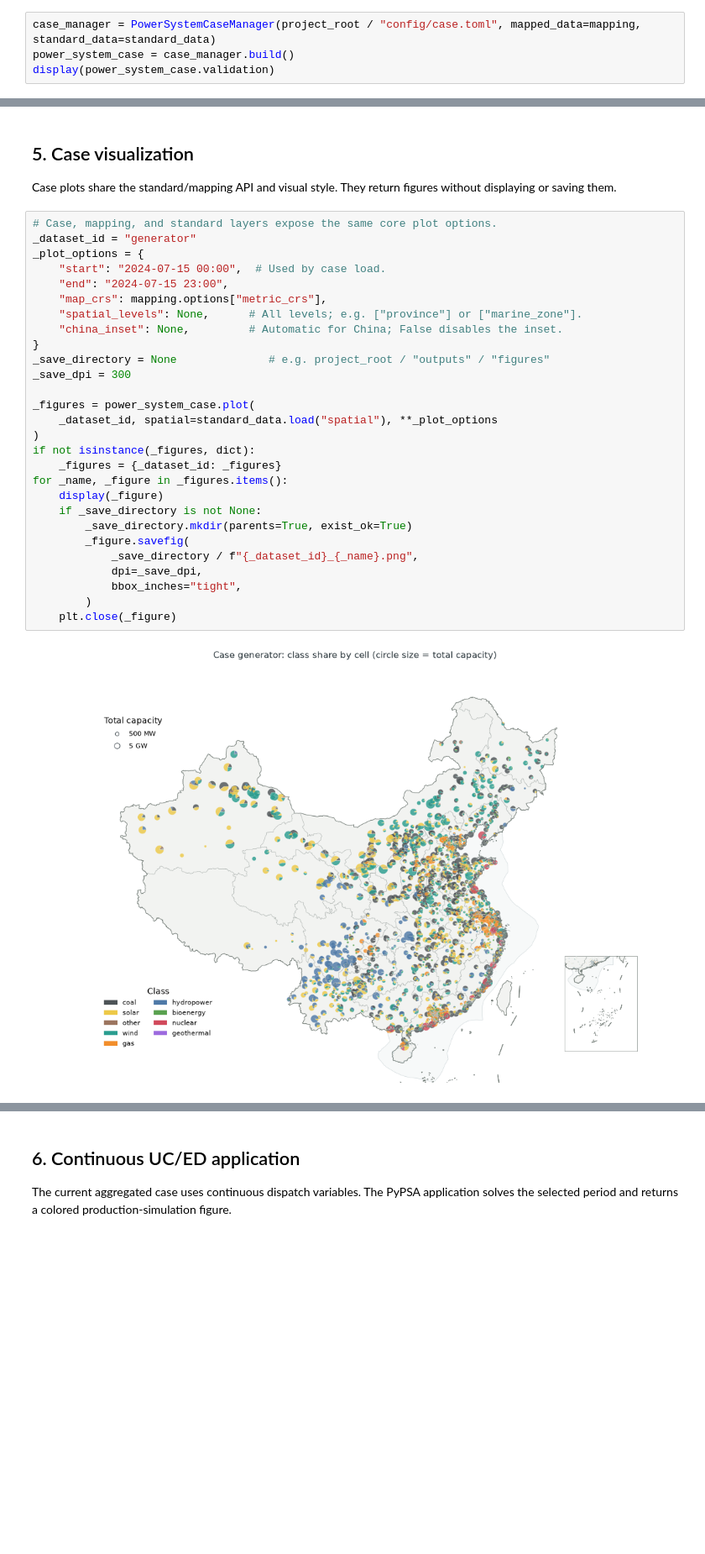
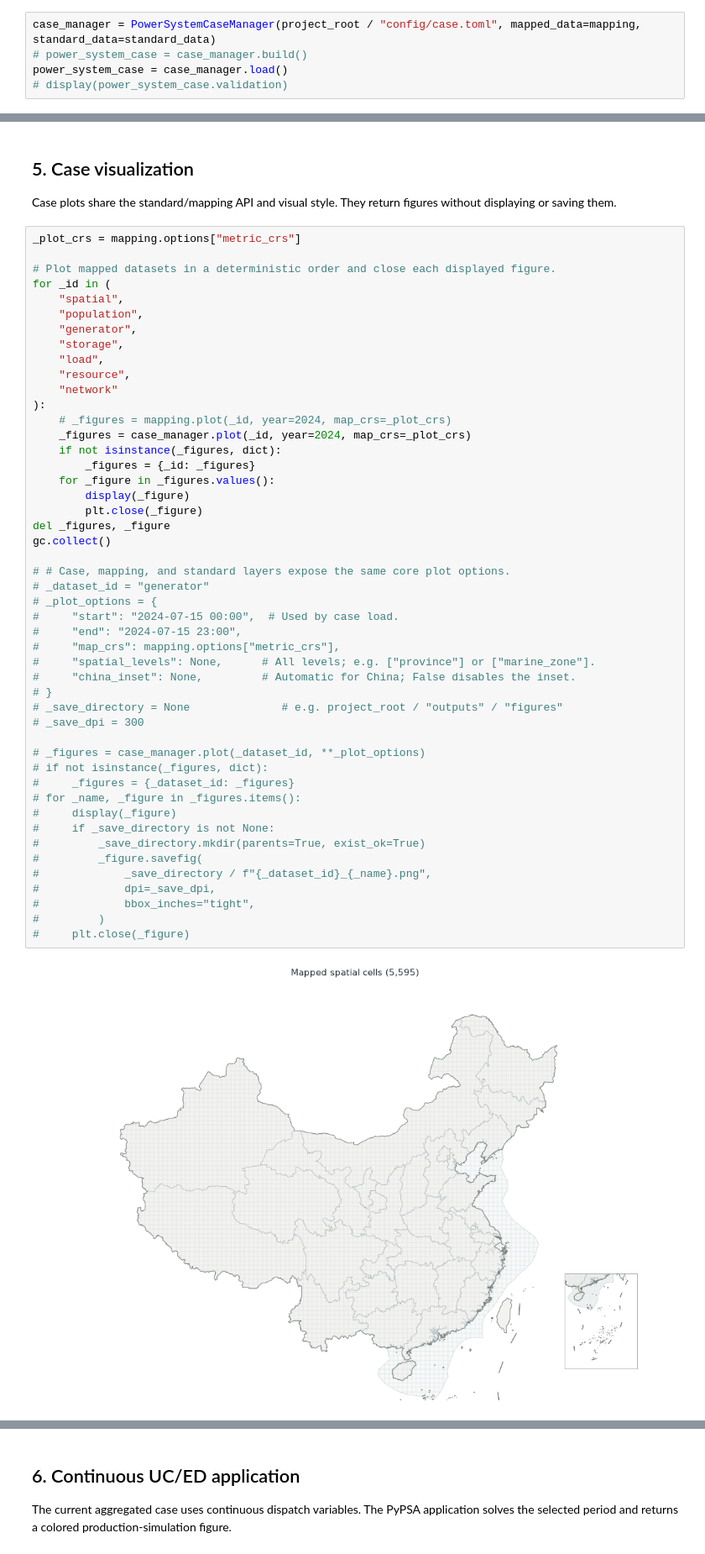
Before and after one commit to yibaoj/GridX, a Jupyter notebook: test_layers.ipynb, the cells around one changed output, grey strips where cells are left out. Shown at 84% size. Saved outputs shown, nothing was run; the diff lists cells and outputs as text; blank space fills up the shorter version.

```diff
--- a/test_layers.ipynb
+++ b/test_layers.ipynb
@@ -104,5 +78,6 @@ gc.collect()
 `PowerSystemCaseManager` filters and reconnects mapped data, resolves parameters, aggregates assets, aligns time series, and returns one backend-neutral `PowerSystemCase`. PyPSA conversion is an optional final adapter.
 # %%
 case_manager = PowerSystemCaseManager(project_root / "config/case.toml", mapped_data=mapping, standard_data=standard_data)
-power_system_case = case_manager.build()
-display(power_system_case.validation)
+# power_system_case = case_manager.build()
+power_system_case = case_manager.load()
+# display(power_system_case.validation)
@@ -149,32 +88,52 @@ dir(power_system_case)
 
 Case plots share the standard/mapping API and visual style. They return figures without displaying or saving them.
 # %%
-# Case, mapping, and standard layers expose the same core plot options.
-_dataset_id = "generator"
-_plot_options = {
-    "start": "2024-07-15 00:00",  # Used by case load.
-    "end": "2024-07-15 23:00",
-    "map_crs": mapping.options["metric_crs"],
-    "spatial_levels": None,      # All levels; e.g. ["province"] or ["marine_zone"].
-    "china_inset": None,         # Automatic for China; False disables the inset.
-}
-_save_directory = None              # e.g. project_root / "outputs" / "figures"
-_save_dpi = 300
+_plot_crs = mapping.options["metric_crs"]
 
-_figures = power_system_case.plot(
-    _dataset_id, spatial=standard_data.load("spatial"), **_plot_options
-)
-if not isinstance(_figures, dict):
-    _figures = {_dataset_id: _figures}
-for _name, _figure in _figures.items():
-    display(_figure)
-    if _save_directory is not None:
-        _save_directory.mkdir(parents=True, exist_ok=True)
-        _figure.savefig(
-            _save_directory / f"{_dataset_id}_{_name}.png",
-            dpi=_save_dpi,
-            bbox_inches="tight",
-        )
-    plt.close(_figure)
+# Plot mapped datasets in a deterministic order and close each displayed figure.
+for _id in (
+    "spatial",
+    "population",
+    "generator",
+    "storage",
+    "load",
+    "resource",
+    "network"
+):
+    # _figures = mapping.plot(_id, year=2024, map_crs=_plot_crs)
+    _figures = case_manager.plot(_id, year=2024, map_crs=_plot_crs)
+    if not isinstance(_figures, dict):
+        _figures = {_id: _figures}
+    for _figure in _figures.values():
+        display(_figure)
+        plt.close(_figure)
+del _figures, _figure
+gc.collect()
+
+# # Case, mapping, and standard layers expose the same core plot options.
+# _dataset_id = "generator"
+# _plot_options = {
+#     "start": "2024-07-15 00:00",  # Used by case load.
+#     "end": "2024-07-15 23:00",
+#     "map_crs": mapping.options["metric_crs"],
+#     "spatial_levels": None,      # All levels; e.g. ["province"] or ["marine_zone"].
+#     "china_inset": None,         # Automatic for China; False disables the inset.
+# }
+# _save_directory = None              # e.g. project_root / "outputs" / "figures"
+# _save_dpi = 300
+
+# _figures = case_manager.plot(_dataset_id, **_plot_options)
+# if not isinstance(_figures, dict):
+#     _figures = {_dataset_id: _figures}
+# for _name, _figure in _figures.items():
+#     display(_figure)
+#     if _save_directory is not None:
+#         _save_directory.mkdir(parents=True, exist_ok=True)
+#         _figure.savefig(
+#             _save_directory / f"{_dataset_id}_{_name}.png",
+#             dpi=_save_dpi,
+#             bbox_inches="tight",
+#         )
+#     plt.close(_figure)
 # %% [output]
-[figure, old version]
+[figure, new version]
```
Also changed, not shown: parts of 7 cells of this notebook, 27 other files.
